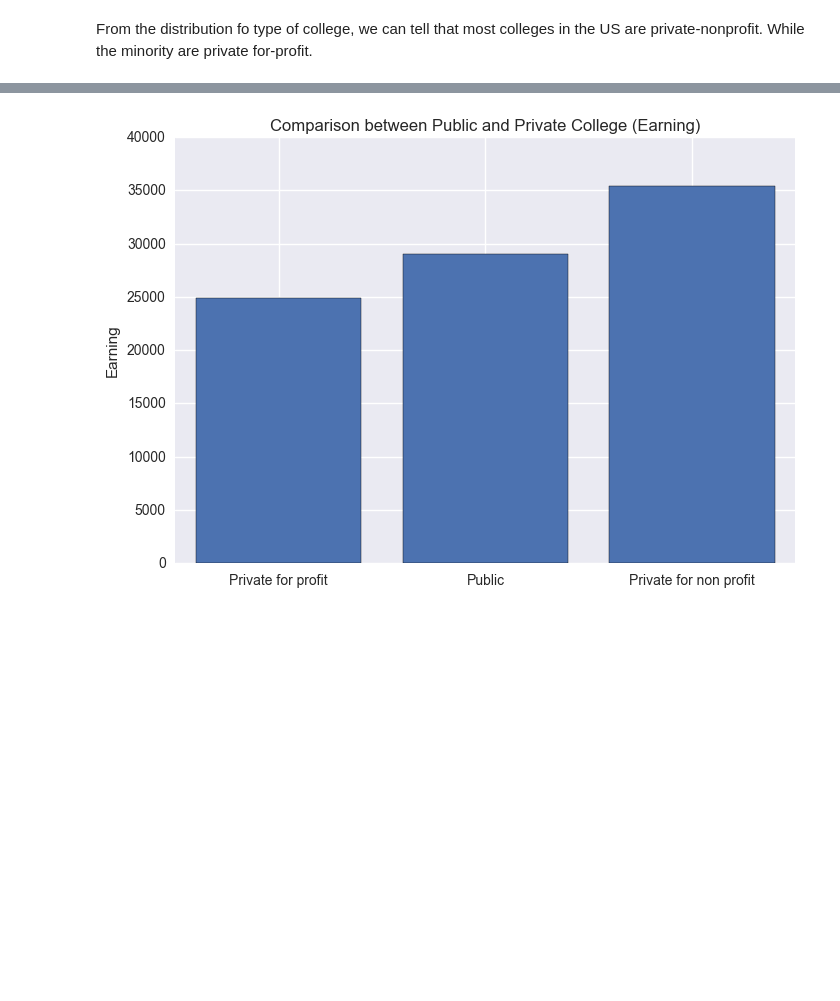
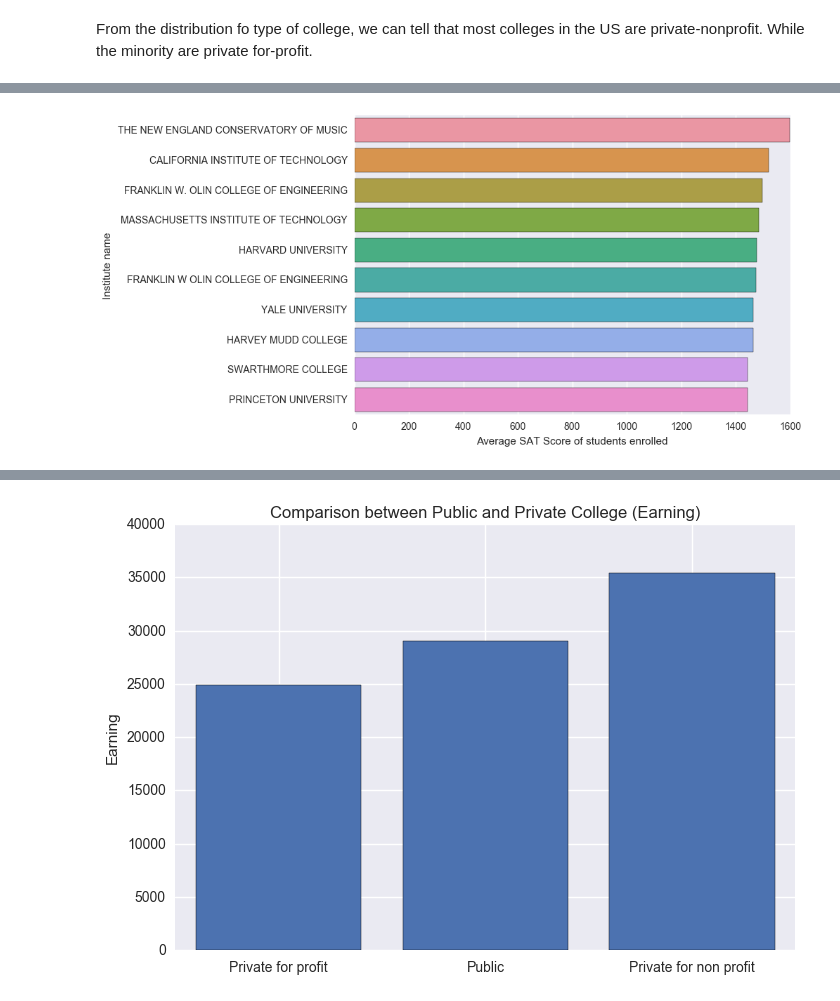
Before and after one commit to DarrylCheng/US-Dept-of-Education-College-Scorecard, a Jupyter notebook: US Dept of Education - College Scorecard.ipynb, the cells around one changed output, grey strips where cells are left out. Cells and saved outputs as stored; diff of their text form; code cells hidden in the pictures; blank space fills up the shorter version.

```diff
--- a/US Dept of Education - College Scorecard.ipynb
+++ b/US Dept of Education - College Scorecard.ipynb
@@ -259,2 +298,15 @@ inout.groupby('CONTROL').mean()
+# %%
+asd = df_copy.copy()
+asd = asd[asd["SAT_AVG"] > 0]
+asd["INSTNM"] = asd["INSTNM"].str.upper()
+asd.drop_duplicates("INSTNM", inplace=True)
+asd = asd.sort_values('SAT_AVG', ascending=False).head(10)
+sns.barplot(asd["SAT_AVG"], asd["INSTNM"], orient="h")
+plt.ylabel("Institute name")
+plt.xlabel("Average SAT Score of students enrolled")
+plt.title("Top 10 college by average SAT Score")
+plt.show()
+# %% [output]
+[figure, added]
 # %%
 asd = df_copy.copy()
```
Also changed, not shown: parts of 37 cells of this notebook.
